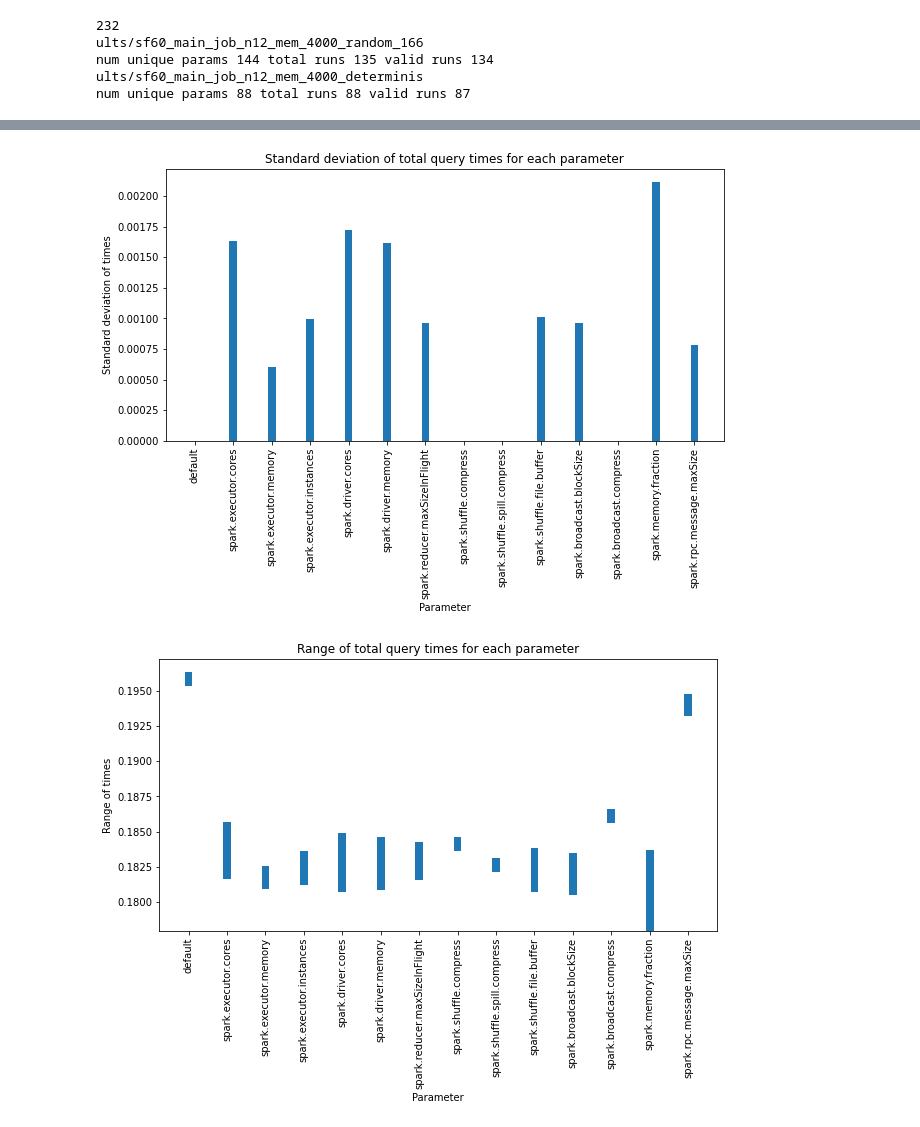
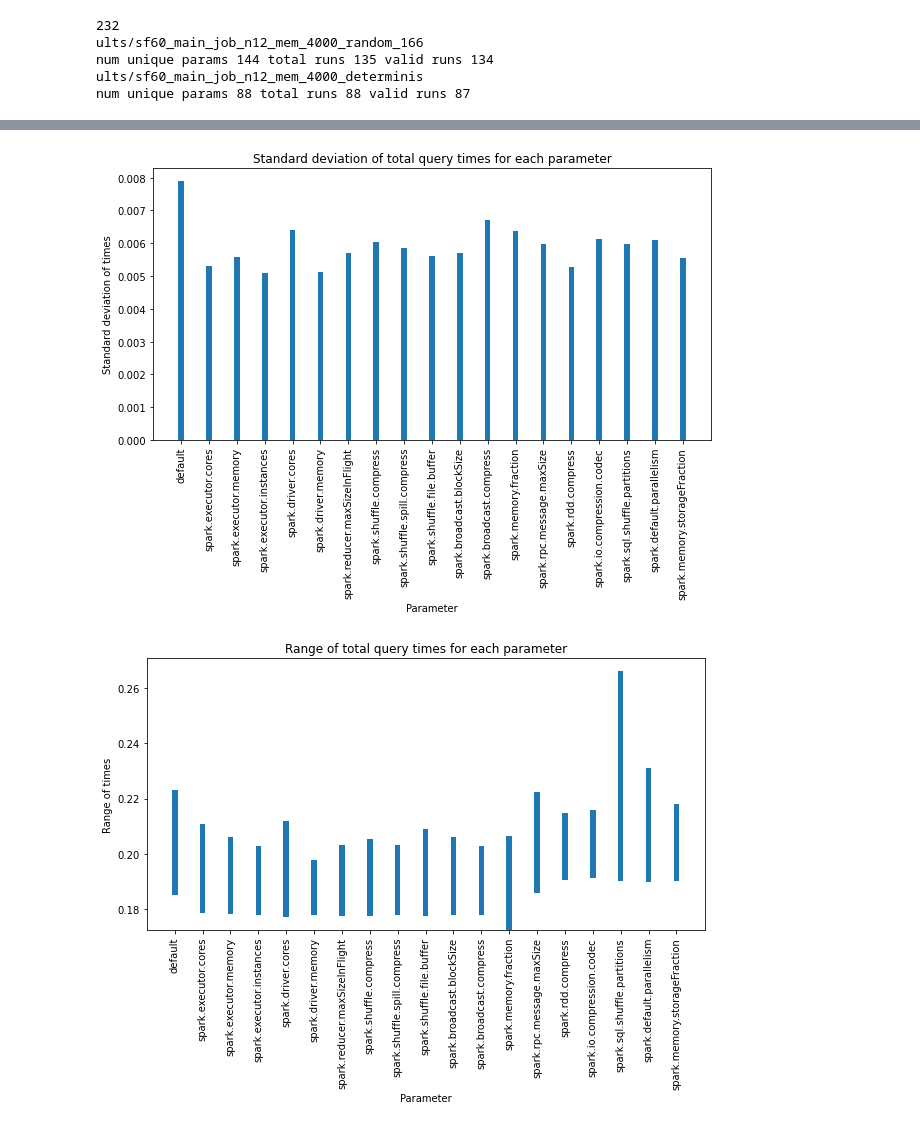
Before and after one commit to gaoj123/spark-autotuner, a Jupyter notebook: training_data/training_verification.ipynb, the cells around one changed output, grey strips where cells are left out. Saved outputs shown, nothing was run; the diff lists cells and outputs as text; code cells hidden in the pictures.

Commit message:
add all run times sensitivity plots

```diff
--- a/training_data/training_verification.ipynb
+++ b/training_data/training_verification.ipynb
@@ -177,19 +177,19 @@ def analyze_results():
             obj = param_name_to_param_obj[p]
             for k in obj.get_param_vals():
                 total_time = obj.get_total(k)
-                times.append(np.median(total_time))
-                min_runtime = min(min_runtime, np.median(total_time))
-                max_runtime = max(max_runtime, np.median(total_time))
+                times.extend(total_time)
+                min_runtime = min(min_runtime, min(total_time))
+                max_runtime = max(max_runtime, max(total_time))
             if min_runtime == max_runtime:
                 max_runtime += .001
 
 
         else:
-            times.append(np.median(default_total))
-            min_runtime = np.median(default_total)
-            max_runtime = np.median(default_total)+.001
+            times.extend(default_total)
+            min_runtime = min(default_total)
+            max_runtime = max(default_total)
         stds.append(np.std(times))
-        print(f"{p}, min: {min_runtime}, max: {max_runtime}, default: {default_total}")
+        print(f"{p}, min: {round(min_runtime,5)}, max: {round(max_runtime,5)}, median {round(np.median(times),5)}, avg: {round(np.average(times),5)}  default: {round(min(default_total),5), round(max(default_total),5)}")
         mins.append(min_runtime)
         diffs.append(max_runtime - min_runtime)
         names.append(p)
@@ -197,7 +197,7 @@ def analyze_results():
     #save total time std to csv
     df = pd.DataFrame(list(zip(names, stds)),
     columns =['name', 'standard_dev_total_times'])
-    df.to_csv("./time_stds.csv", mode='w')
+    df.to_csv("./training_sensitivity/all_runtime_stds.csv", mode='w')
 
     #plot std
     fig = plt.figure(figsize = (10, 5))
@@ -206,7 +206,7 @@ def analyze_results():
     plt.title("Standard deviation of total query times for each parameter")
     plt.xlabel("Parameter")
     plt.ylabel("Standard deviation of times")
-    plt.savefig("./time_stds.jpg", bbox_inches="tight")
+    plt.savefig("./training_sensitivity/all_run_time_stds.jpg", bbox_inches="tight")
 
     #plot min/max times for each parameter
     fig = plt.figure(figsize = (10, 5))
@@ -215,7 +215,7 @@ def analyze_results():
     plt.title("Range of total query times for each parameter")
     plt.xlabel("Parameter")
     plt.ylabel("Range of times")
-    plt.savefig("./time_ranges.jpg", bbox_inches="tight")
+    plt.savefig("./training_sensitivity/time_ranges.jpg", bbox_inches="tight")
     plt.show()
 
 analyze_results()
@@ -238,3 +243,3 @@ spark.rpc.message.maxSize, min: 0.1932373046875, max: 0.19480133056640625, defau
-[figure, old version]
+[figure, new version]
-[figure, old version]
+[figure, new version]
 # %%
```
Also changed, not shown: parts of 3 cells of this notebook, 4 other files.
